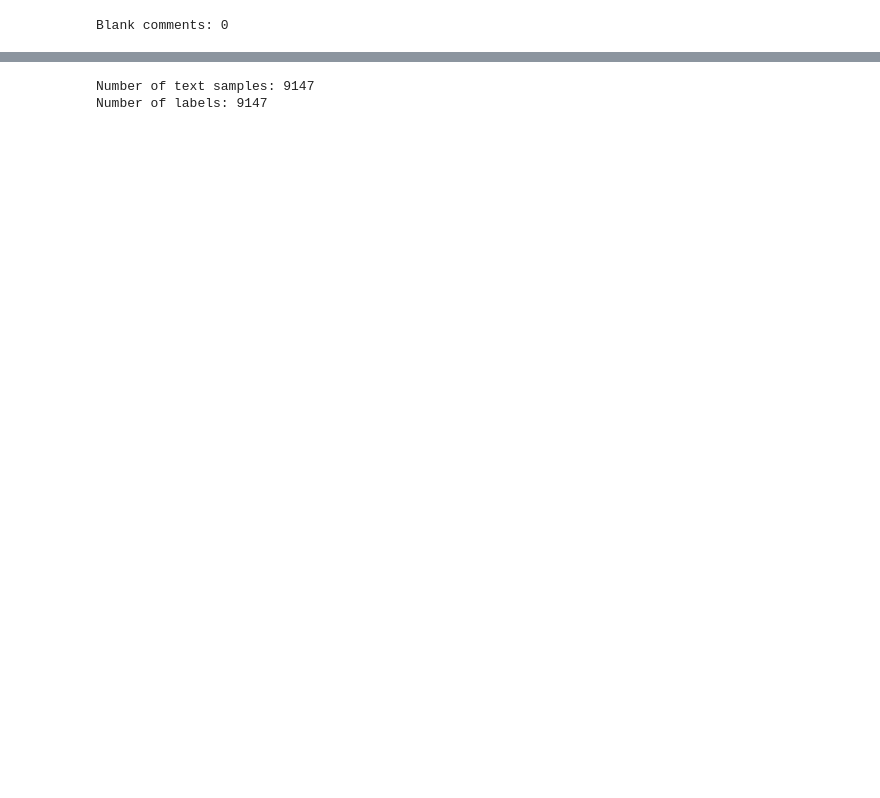
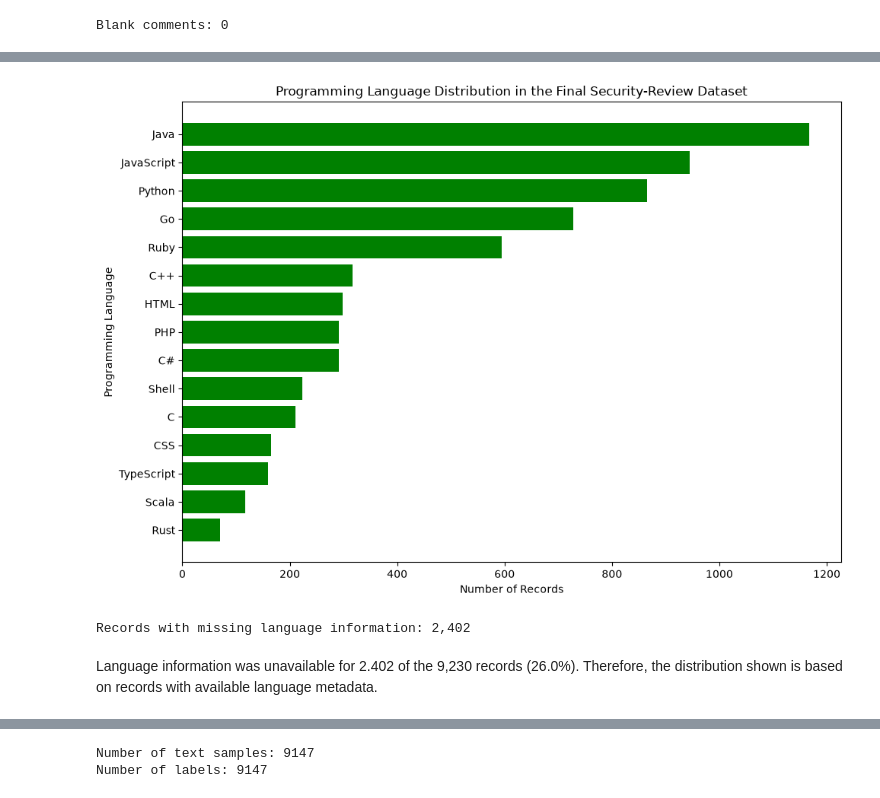
Before and after one commit to Mustafa19301/Security-Code-Review-Analysis, a Jupyter notebook: notebooks/final_security_baseline.ipynb, the cells around one changed output, grey strips where cells are left out. Saved outputs shown, nothing was run; the diff lists cells and outputs as text; code cells hidden in the pictures; blank space fills up the shorter version.

```diff
--- a/notebooks/final_security_baseline.ipynb
+++ b/notebooks/final_security_baseline.ipynb
@@ -166,6 +168,43 @@ manual_label
 2     0.90
 Name: proportion, dtype: float64
 [figure]
+# %%
+import matplotlib.pyplot as plt
+
+# Count programming languages, excluding missing values
+language_counts = (
+    df["language"]
+    .dropna()
+    .value_counts()
+)
+
+# Select the top 15 languages
+top_languages = language_counts.head(15).sort_values()
+
+# Create horizontal bar chart
+plt.figure(figsize=(10, 7))
+
+plt.barh(
+    top_languages.index,
+    top_languages.values,
+    color="green"
+)
+
+plt.xlabel("Number of Records")
+plt.ylabel("Programming Language")
+plt.title("Programming Language Distribution in the Final Security-Review Dataset")
+
+plt.tight_layout()
+plt.show()
+
+# Report missing language information
+missing_language = df["language"].isna().sum()
+print(f"Records with missing language information: {missing_language:,}")
+# %% [output]
+[figure, added]
+Records with missing language information: 2,402
+# %% [markdown]
+Language information was unavailable for 2.402 of the 9,230 records (26.0%). Therefore, the distribution shown is based on records with available language metadata.
 # %%
 df_binary = df[df[LABEL_COLUMN].isin([0, 1])].copy()
 
```
Also changed, not shown: parts of 7 cells of this notebook, 11 other files.
